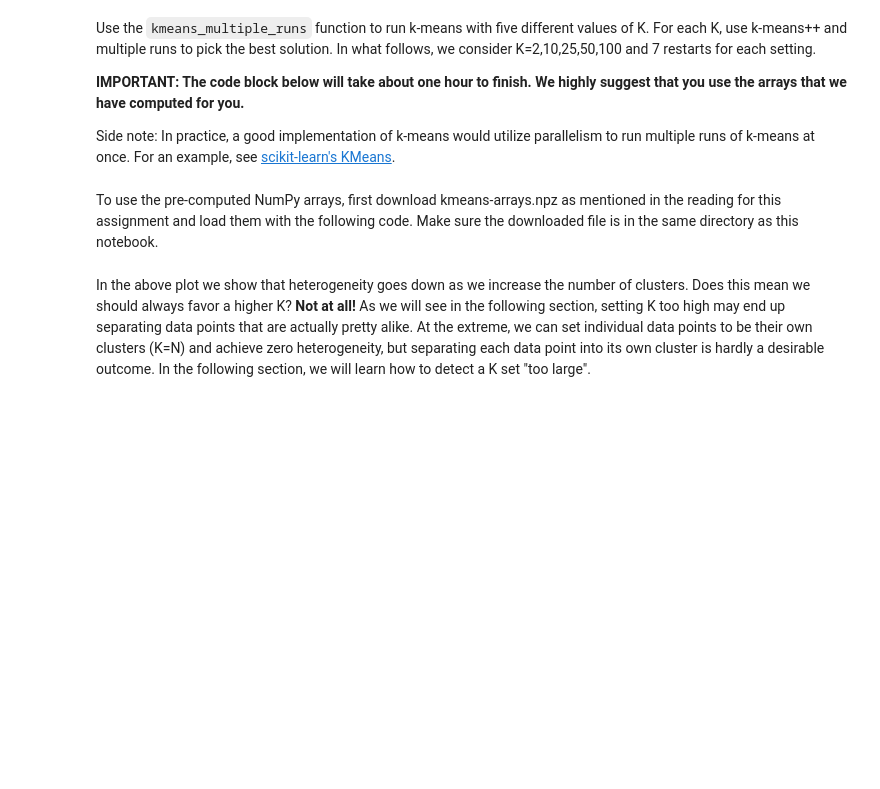
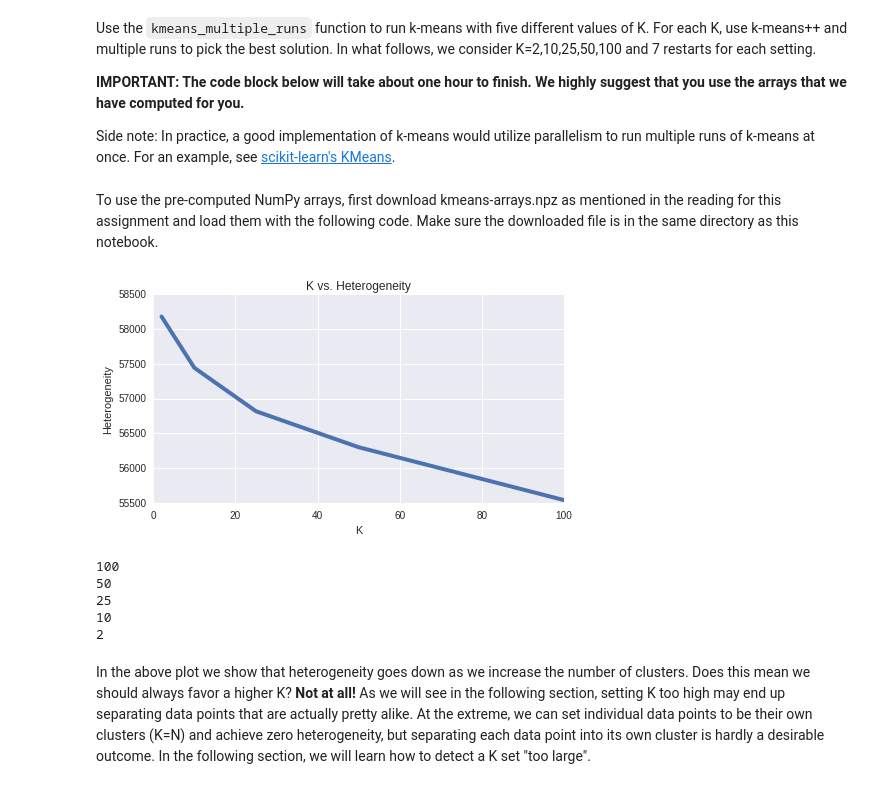
Before and after one commit to necromuralist/machine_learning_studies, a Jupyter notebook: machine_learning/coursera/clustering/week_3/2_kmeans-with-text-data_blank.ipynb, the cells around one changed output. Cells and saved outputs as stored; diff of their text form; code cells hidden in the pictures; blank space fills up the shorter version.

```diff
--- a/machine_learning/coursera/clustering/week_3/2_kmeans-with-text-data_blank.ipynb
+++ b/machine_learning/coursera/clustering/week_3/2_kmeans-with-text-data_blank.ipynb
@@ -41,7 +39,7 @@ You can use pip to upgrade the graphlab-create package. For more information see
 # @hp only
 HP_CORES = 40
 NOT_HP = 2
-graphlab.set_runtime_config('GRAPHLAB_DEFAULT_NUM_PYLAMBDA_WORKERS', NOT_HP)
+graphlab.set_runtime_config('GRAPHLAB_DEFAULT_NUM_PYLAMBDA_WORKERS', HP_CORES)
 # %% [markdown]
 ## Load data, extract features
 # %% [markdown]
@@ -558,7 +556,7 @@ for seed in [0, 20000, 40000, 60000, 80000, 100000, 120000]:
     biggest = cluster_assignment[numpy.argmax(numpy.bincount(cluster_assignment))]
     print('seed={0:06d}, heterogeneity={1:.5f}, largest cluster size={2}, time={3}'.format(seed, heterogeneity[seed],
                                                                                            biggest,
-                                                                                           seed_start-time.time())
+                                                                                           seed_start-time.time()))
     sys.stdout.flush()
 end = time.time()
 print(end-start)
@@ -731,34 +740,41 @@ def plot_k_vs_heterogeneity(k_values, heterogeneity_values):
     plt.title('K vs. Heterogeneity')
     plt.rcParams.update({'font.size': 16})
     plt.tight_layout()
 
-filename = 'kmeans-arrays.npz'
+filename = '../data/kmeans-arrays.npz'
 
 heterogeneity_values = []
 k_list = [2, 10, 25, 50, 100]
 
 if os.path.exists(filename):
     arrays = numpy.load(filename)
     centroids = {}
     cluster_assignment = {}
     for k in k_list:
         print k
         sys.stdout.flush()
         '''To save memory space, do not load the arrays from the file right away. We use
            a technique known as lazy evaluation, where some expressions are not evaluated
            until later. Any expression appearing inside a lambda function doesn't get
            evaluated until the function is called.
            Lazy evaluation is extremely important in memory-constrained setting, such as
            an Amazon EC2 t2.micro instance.'''
         centroids[k] = lambda k=k: arrays['centroids_{0:d}'.format(k)]
         cluster_assignment[k] = lambda k=k: arrays['cluster_assignment_{0:d}'.format(k)]
         score = compute_heterogeneity(tf_idf, k, centroids[k](), cluster_assignment[k]())
         heterogeneity_values.append(score)
 
     plot_k_vs_heterogeneity(k_list, heterogeneity_values)
 
 else:
     print('File not found. Skipping.')
+# %% [output]
+[figure, added]
+100
+50
+25
+10
+2
 # %% [markdown]
 In the above plot we show that heterogeneity goes down as we increase the number of clusters. Does this mean we should always favor a higher K? **Not at all!** As we will see in the following section, setting K too high may end up separating data points that are actually pretty alike. At the extreme, we can set individual data points to be their own clusters (K=N) and achieve zero heterogeneity, but separating each data point into its own cluster is hardly a desirable outcome. In the following section, we will learn how to detect a K set "too large".
 # %% [markdown]
```
Also changed, not shown: parts of 10 cells of this notebook.
